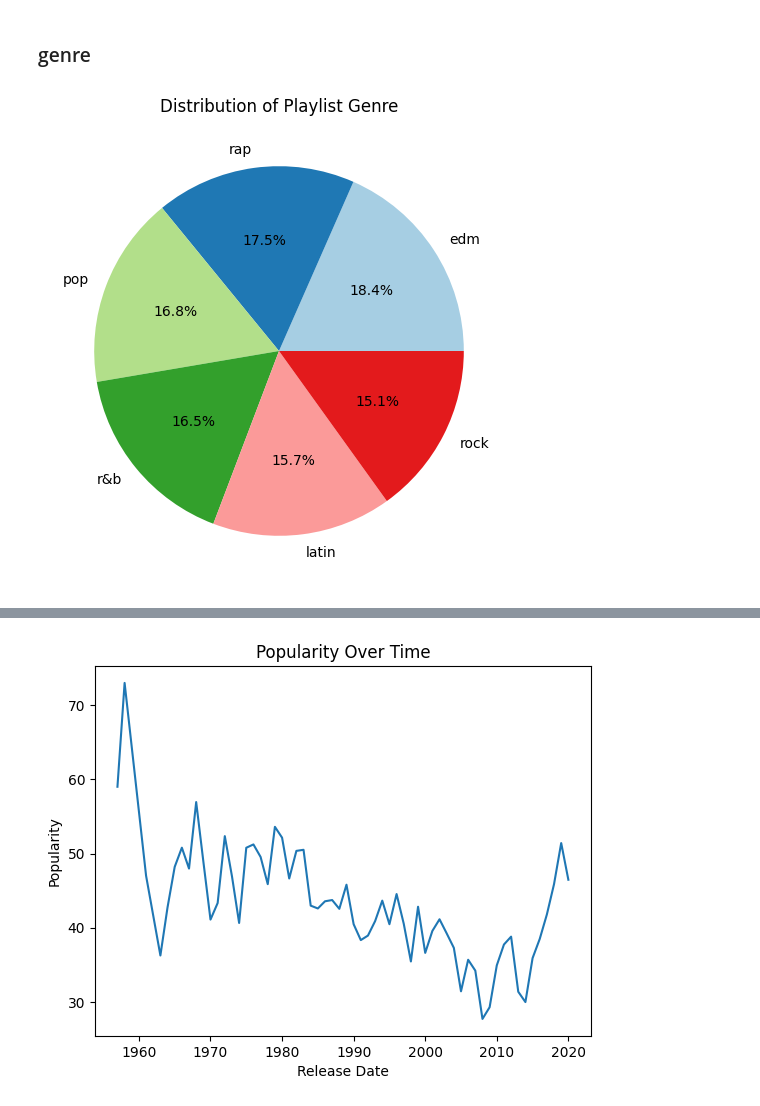
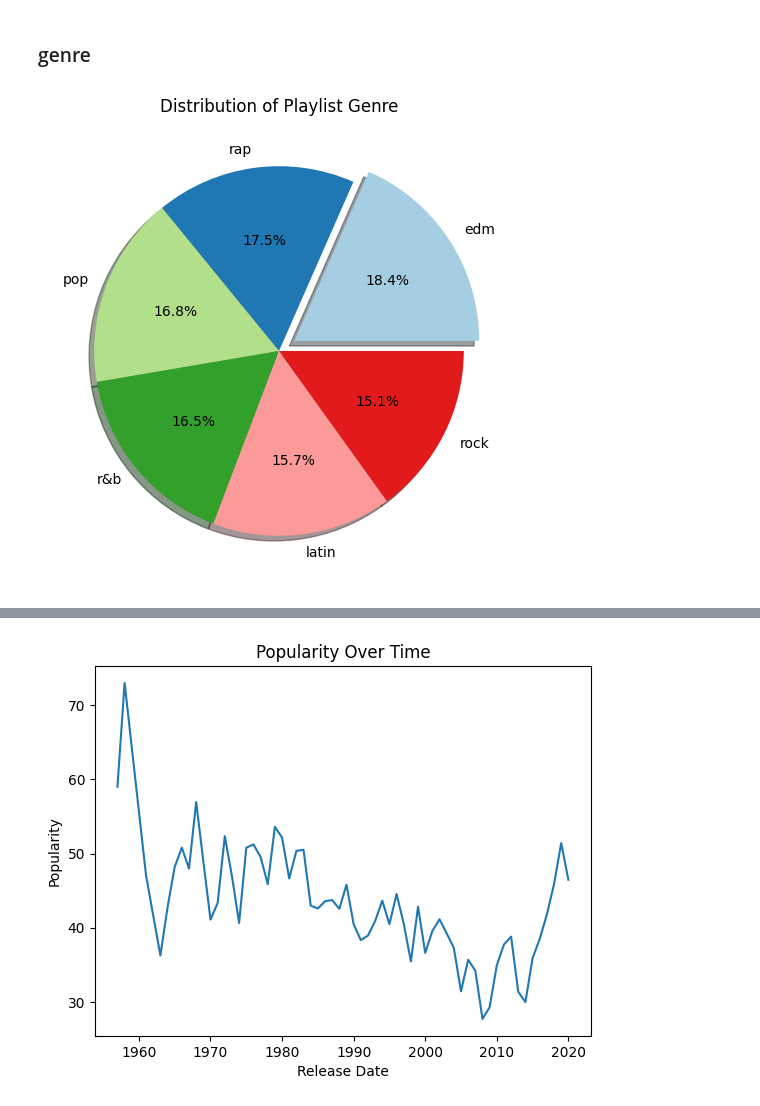
Before and after one commit to xyzaraa/spotify-analysis, a Jupyter notebook: BigData_Project.ipynb, the cells around one changed output, grey strips where cells are left out. Drawn from its saved outputs; the diff is of its cells as text; code cells hidden in the pictures.

Commit message:
Update visualization

```diff
--- a/BigData_Project.ipynb
+++ b/BigData_Project.ipynb
@@ -246,9 +248,10 @@ Overall, from these three diagrams, it can be seen that the analyzed data has gr
 ### genre
 # %%
 genre_counts = df['playlist_genre'].value_counts()
+explode = [0.1 if i == genre_counts.values.argmax() else 0 for i in range(len(genre_counts))]
 plt.figure(figsize=(12, 6))
-plt.pie(genre_counts, labels=genre_counts.index, autopct='%1.1f%%', colors=plt.cm.Paired.colors)
+plt.pie(genre_counts, labels=genre_counts.index, autopct='%1.1f%%', colors=plt.cm.Paired.colors, explode=explode, shadow=True)
 plt.title('Distribution of Playlist Genre')
 plt.show()
 # %% [output]
-[figure, old version]
+[figure, new version]
```
Also changed, not shown: parts of 5 cells of this notebook.
